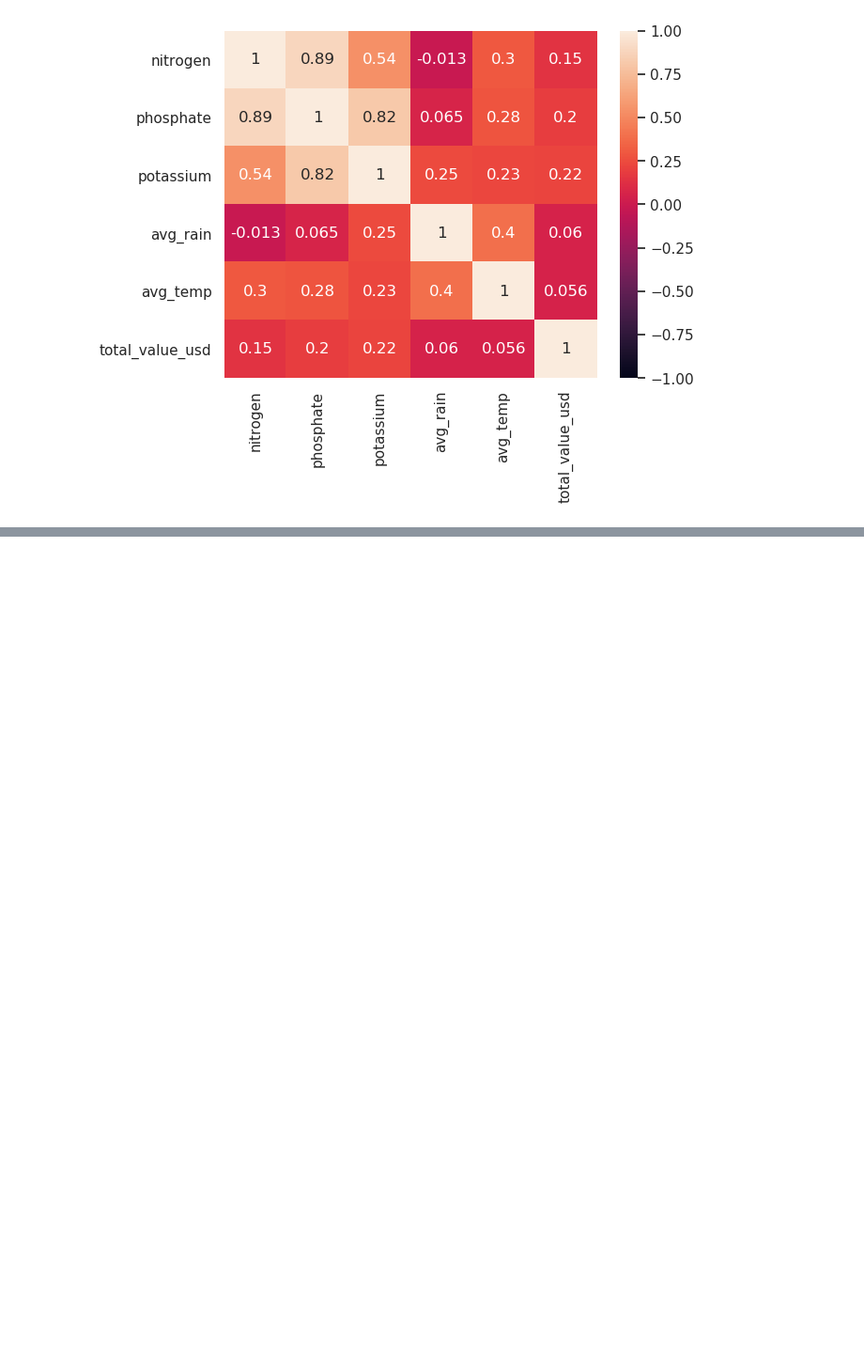
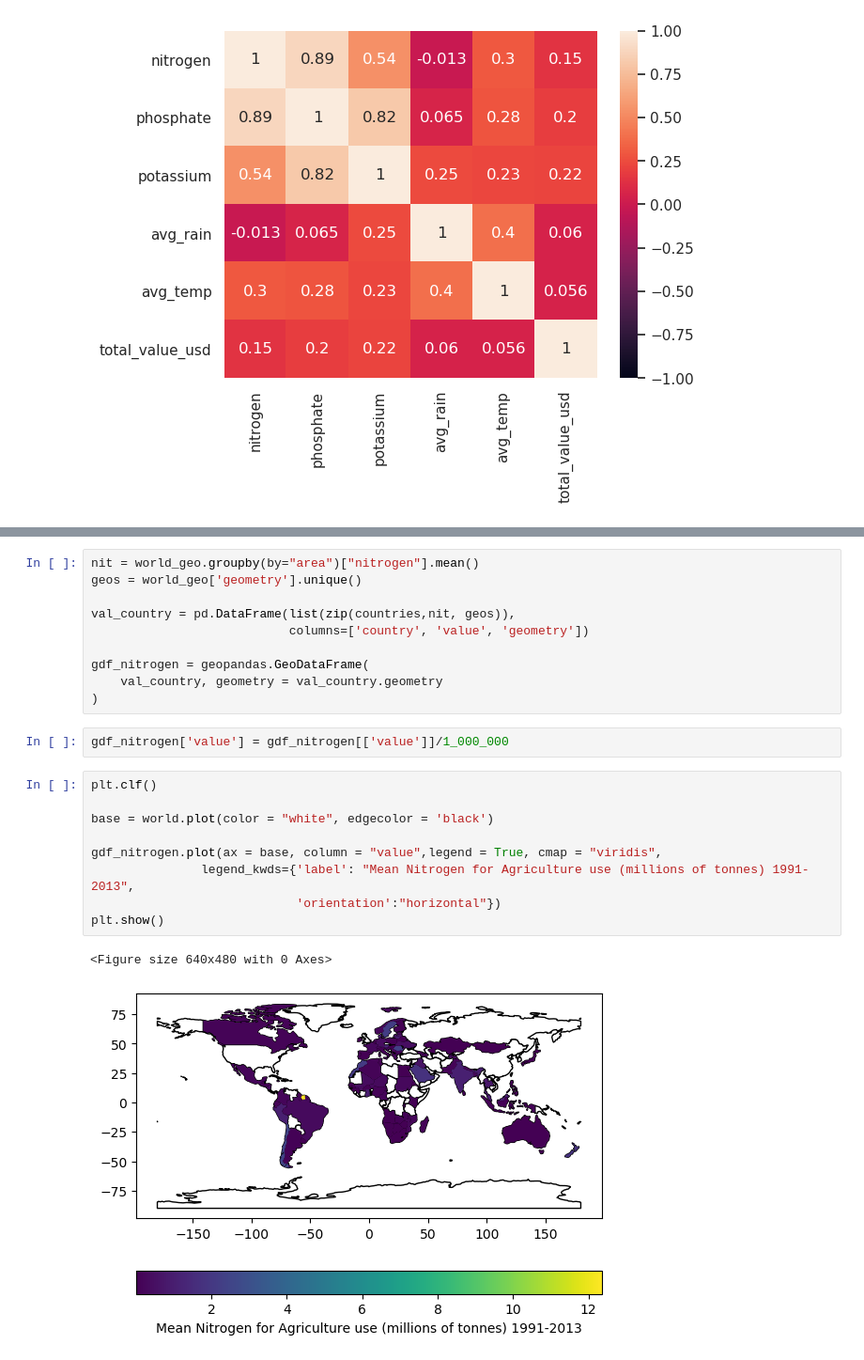
Before and after one commit to hunterblum/CloudFinal-Team1, a Jupyter notebook: Cloud_Team1.ipynb, the cells around one changed output, grey strips where cells are left out. Shown at 94% size. Saved outputs shown, nothing was run; the diff lists cells and outputs as text; blank space fills up the shorter version.

```diff
--- a/Cloud_Team1.ipynb
+++ b/Cloud_Team1.ipynb
@@ -367,0 +473,24 @@ plt.show()
+# %%
+nit = world_geo.groupby(by="area")["nitrogen"].mean()
+geos = world_geo['geometry'].unique()
+
+val_country = pd.DataFrame(list(zip(countries,nit, geos)),
+                           columns=['country', 'value', 'geometry'])
+
+gdf_nitrogen = geopandas.GeoDataFrame(
+    val_country, geometry = val_country.geometry
+)
+# %%
+gdf_nitrogen['value'] = gdf_nitrogen[['value']]/1_000_000
+# %%
+plt.clf()
+
+base = world.plot(color = "white", edgecolor = 'black')
+
+gdf_nitrogen.plot(ax = base, column = "value",legend = True, cmap = "viridis",
+               legend_kwds={'label': "Mean Nitrogen for Agriculture use (millions of tonnes) 1991-2013",
+                            'orientation':"horizontal"})
+plt.show()
+# %% [output]
+<Figure size 640x480 with 0 Axes>
+[figure, added]
```
Also changed, not shown: parts of 20 cells of this notebook, 1 other file.
